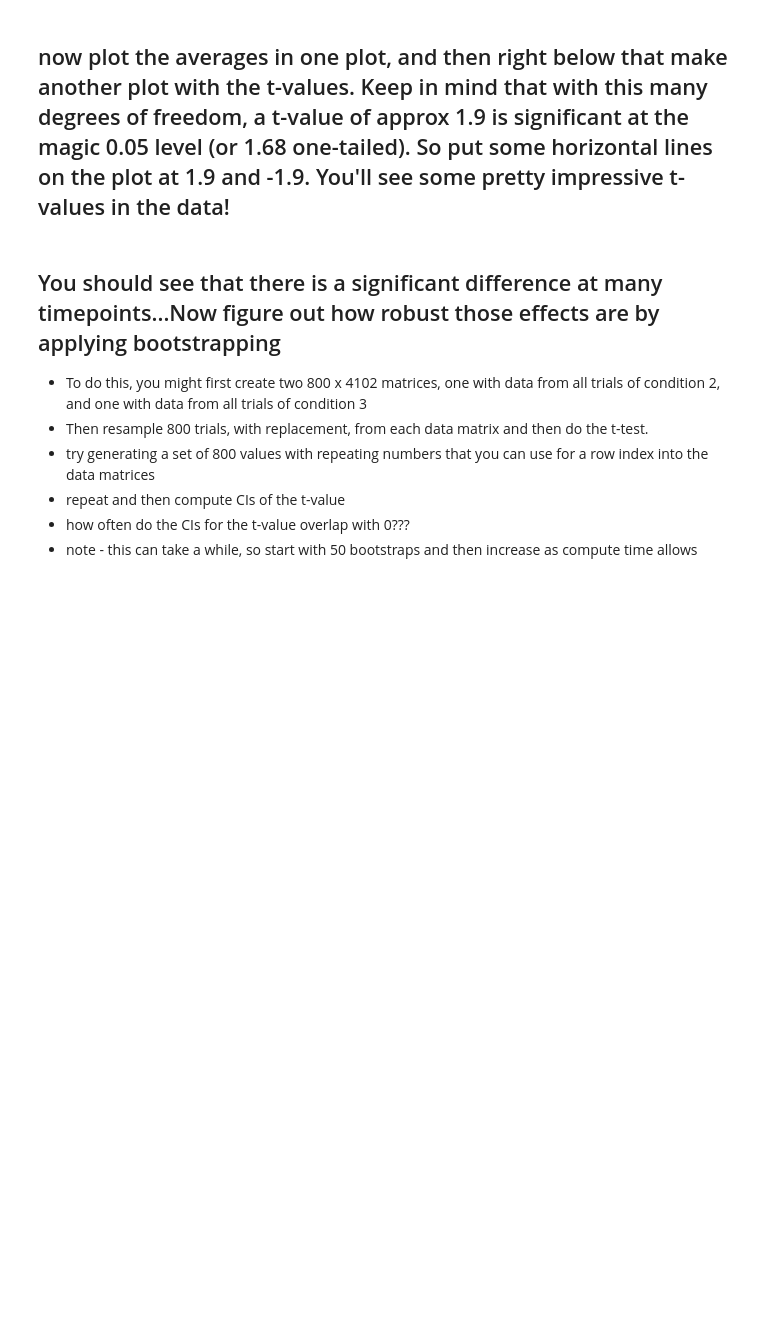
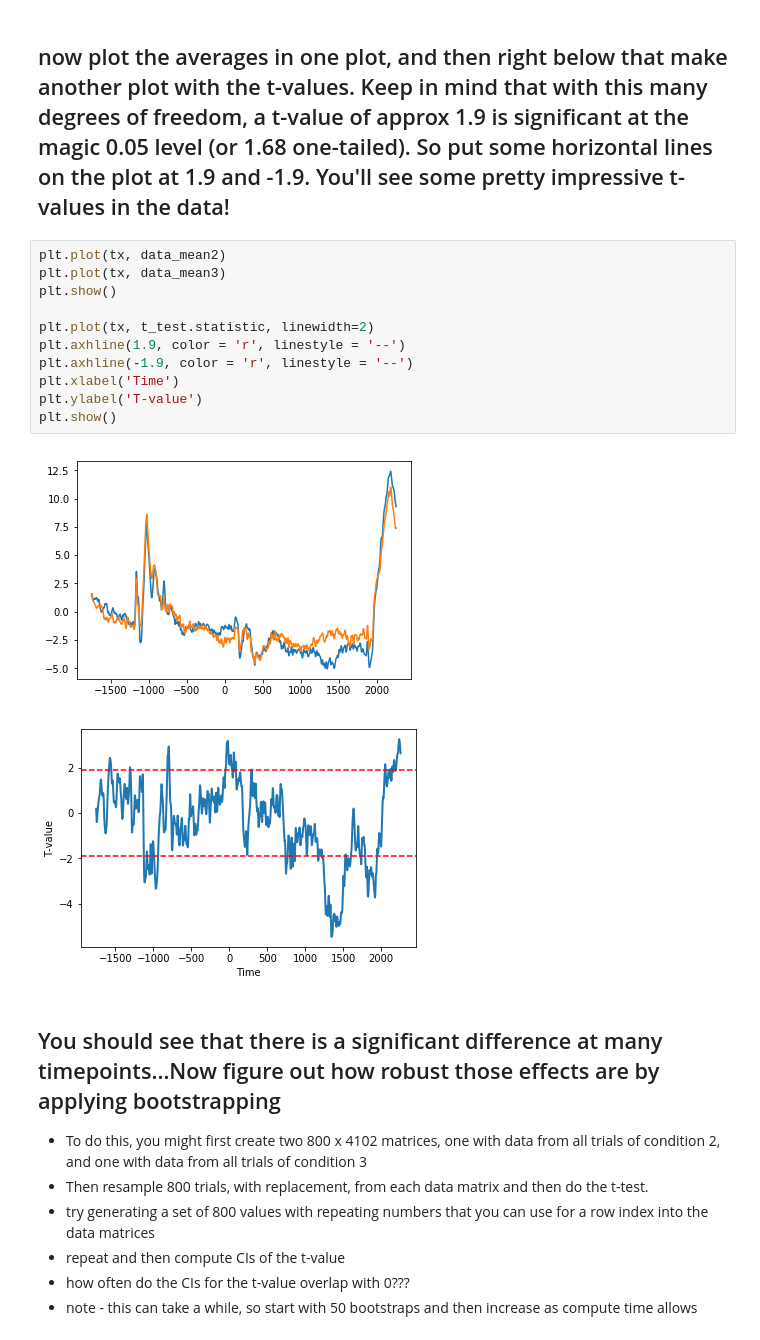
Before and after one commit to christopher-lee1/PSYC-NEU-231, a Jupyter notebook: Tutorial031_Exercises_InClass.ipynb, the cells around one changed output. Saved outputs shown, nothing was run; the diff lists cells and outputs as text; blank space fills up the shorter version.

```diff
--- a/Tutorial031_Exercises_InClass.ipynb
+++ b/Tutorial031_Exercises_InClass.ipynb
@@ -110,5 +215,19 @@ cond = np.hstack((np.ones(num_samp_cond), np.ones(num_samp_cond)*2, np.ones(num_
 # %% [markdown]
 ## now plot the averages in one plot, and then right below that make another plot with the t-values. Keep in mind that with this many degrees of freedom, a t-value of approx 1.9 is significant at the magic 0.05 level (or 1.68 one-tailed). So put some horizontal lines on the plot at 1.9 and -1.9. You'll see some pretty impressive t-values in the data!
+# %%
+plt.plot(tx, data_mean2)
+plt.plot(tx, data_mean3)
+plt.show()
+
+plt.plot(tx, t_test.statistic, linewidth=2)
+plt.axhline(1.9, color = 'r', linestyle = '--')
+plt.axhline(-1.9, color = 'r', linestyle = '--')
+plt.xlabel('Time')
+plt.ylabel('T-value')
+plt.show()
+# %% [output]
+[figure, added]
+[figure, added]
 # %% [markdown]
 ## You should see that there is a significant difference at many timepoints...Now figure out how robust those effects are by applying bootstrapping
 * To do this, you might first create two 800 x 4102 matrices, one with data from all trials of condition 2, and one with data from all trials of condition 3
```
Also changed, not shown: parts of 13 cells of this notebook, 5 other files.
